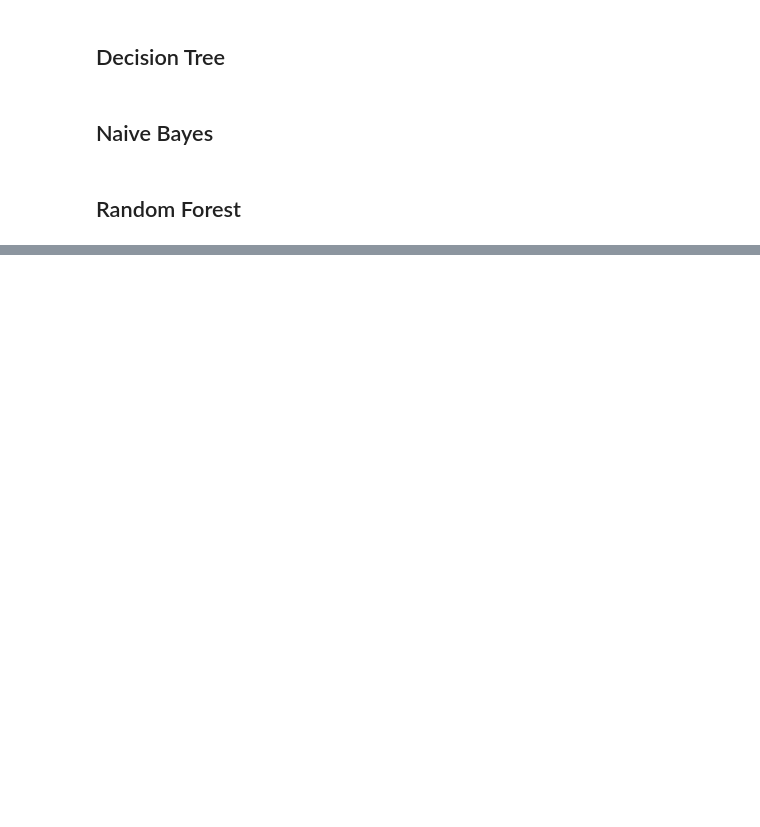
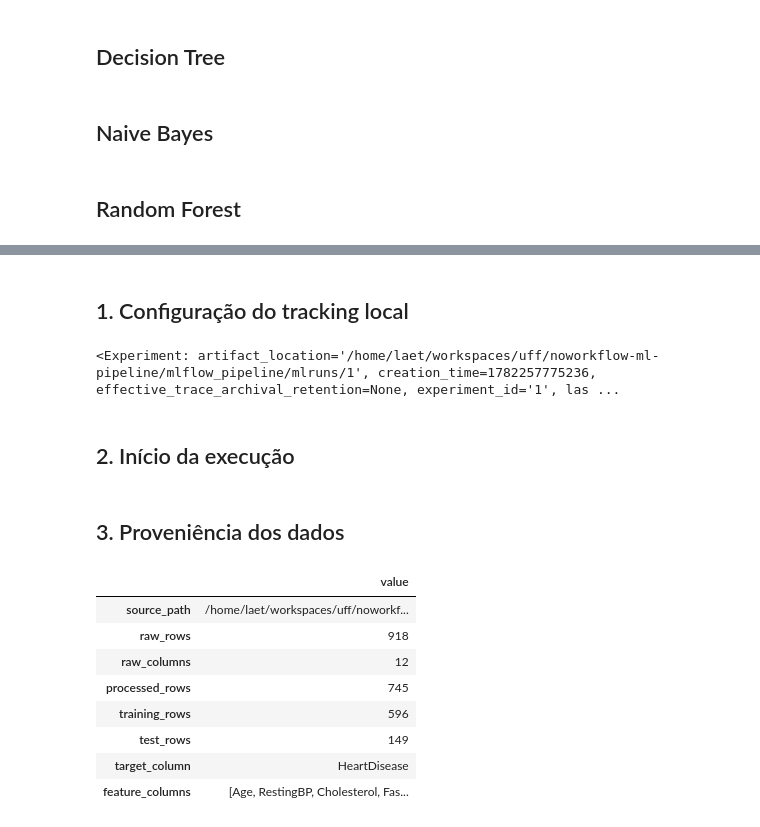
Before and after one commit to thiagolaet/noworkflow-ml-pipeline, a Jupyter notebook: mlflow_pipeline/heart_disease_pipeline.ipynb, the cells around one changed output, grey strips where cells are left out. Cells and saved outputs as stored; diff of their text form; code cells hidden in the pictures; blank space fills up the shorter version.

```diff
--- a/mlflow_pipeline/heart_disease_pipeline.ipynb
+++ b/mlflow_pipeline/heart_disease_pipeline.ipynb
@@ -385,0 +388,19 @@ F1 Score : 0.6843362632409284
+# %% [markdown]
+## 1. Configuração do tracking local
+# %%
+from pathlib import Path
+from IPython.display import display
+import mlflow
+import mlflow.sklearn
+from mlflow.models import infer_signature
+
+dataset_path = Path("../datasets/heart.csv").resolve()
+project_root = dataset_path.parent.parent
+tracking_db_path = project_root / "mlflow.db"
+tracking_uri = f"sqlite:///{tracking_db_path.as_posix()}"
+mlflow.set_tracking_uri(tracking_uri)
+mlflow.set_experiment("heart-disease-svm")
+# %% [output]
+<Experiment: artifact_location='/home/laet/workspaces/uff/noworkflow-ml-pipeline/mlflow_pipeline/mlruns/1', creation_time=1782257775236, effective_trace_archival_retention=None, experiment_id='1', las ...
+# %% [markdown]
+## 2. Início da execução
@@ -385,0 +421,40 @@ F1 Score : 0.6843362632409284
+# %% [markdown]
+## 3. Proveniência dos dados
+# %%
+# Criando a representação do dataset no MLflow
+raw_dataframe = pd.read_csv(dataset_path)
+mlflow_dataset = mlflow.data.from_pandas(
+    raw_dataframe,
+    source=str(dataset_path),
+    targets="HeartDisease",
+    name="heart-disease-raw",
+)
+mlflow.log_input(mlflow_dataset, context="raw_input")
+
+# Salvando uma cópia completa do arquivo CSV usado pelo pipeline
+mlflow.log_artifact(str(dataset_path), artifact_path="dataset")
+
+# Reunindo as principais informações sobre a origem e o uso dos dados
+data_provenance = {
+    "source_path": str(dataset_path),
+    "raw_rows": len(raw_dataframe),
+    "raw_columns": len(raw_dataframe.columns),
+    "processed_rows": len(dataframe),
+    "training_rows": len(X_train),
+    "test_rows": len(X_test),
+    "target_column": "HeartDisease",
+    "feature_columns": list(X_train.columns),
+}
+mlflow.log_dict(data_provenance, "provenance/data.json")
+
+pd.Series(data_provenance, name="value").to_frame()
+# %% [output]
+|  | value |
+| source_path | /home/laet/workspaces/uff/noworkf... |
+| raw_rows | 918 |
+| raw_columns | 12 |
+| processed_rows | 745 |
+| training_rows | 596 |
+| test_rows | 149 |
+| target_column | HeartDisease |
+| feature_columns | [Age, RestingBP, Cholesterol, Fas... |
```
Also changed, not shown: parts of 15 cells of this notebook, 1 other file.
